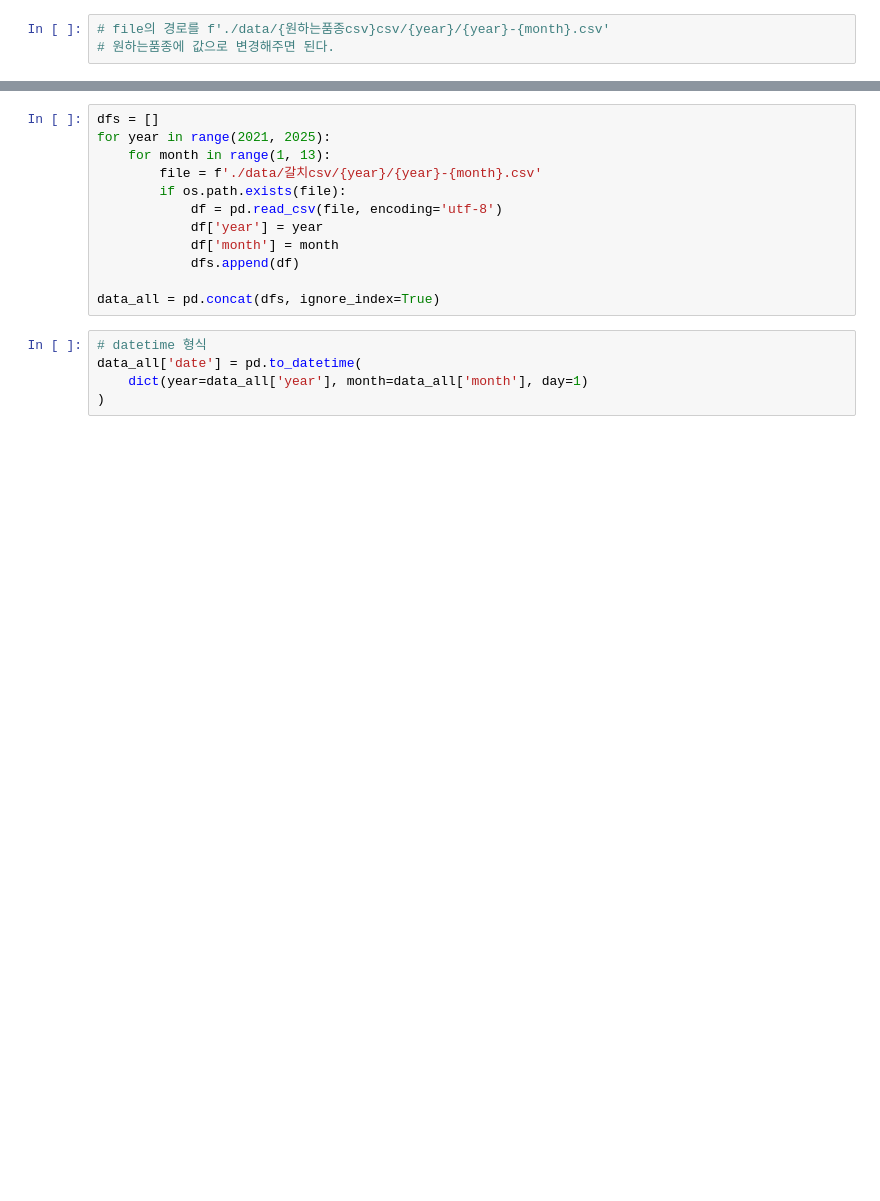
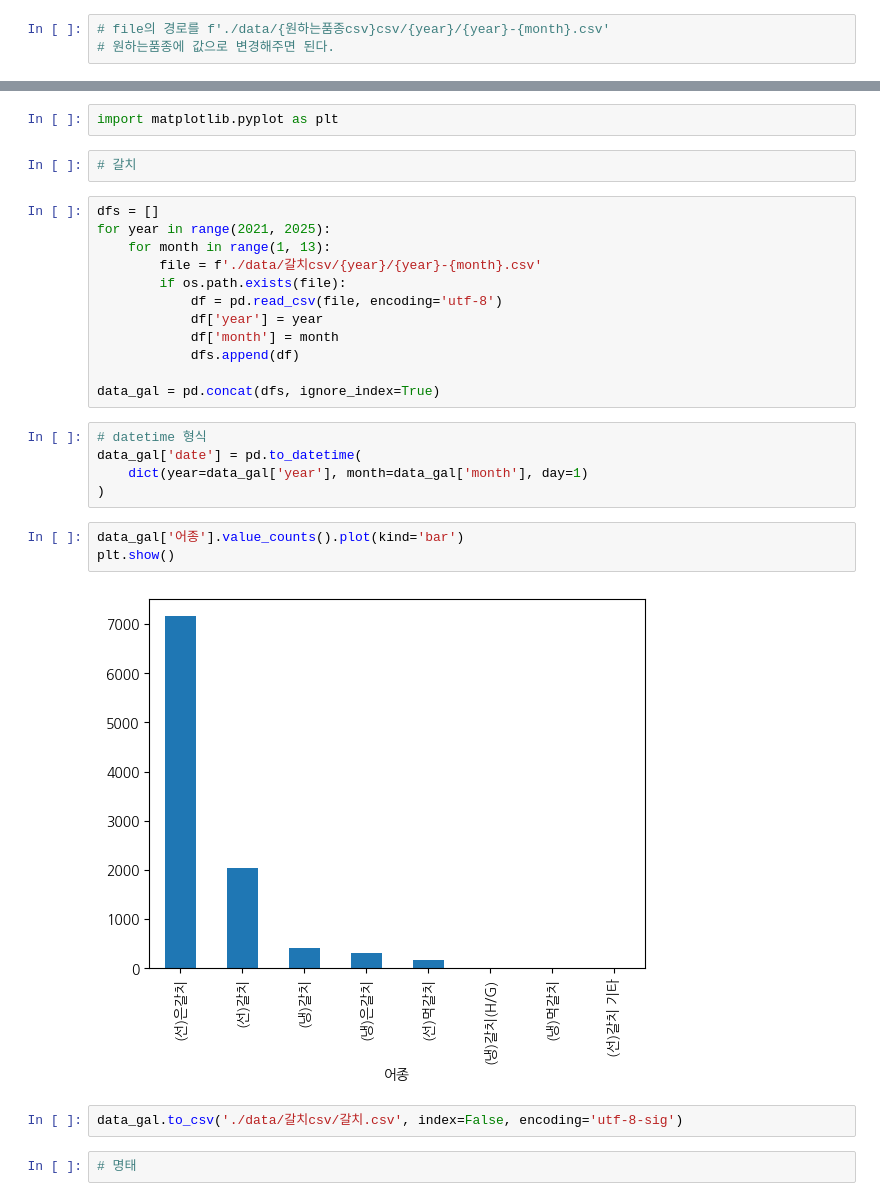
Before and after one commit to hogangzero/hogangzero-project, a Jupyter notebook: 기본데이터셋팅.ipynb, the cells around one changed output, grey strips where cells are left out. Cells and saved outputs as stored; diff of their text form; blank space fills up the shorter version.

```diff
--- a/기본데이터셋팅.ipynb
+++ b/기본데이터셋팅.ipynb
@@ -31,3 +49,7 @@ pip install pandas xlrd
+# %%
+import matplotlib.pyplot as plt
+# %%
+# 갈치
 # %%
 dfs = []
 for year in range(2021, 2025):
@@ -39,9 +61,18 @@ for year in range(2021, 2025):
             df['month'] = month
             dfs.append(df)
 
-data_all = pd.concat(dfs, ignore_index=True)
+data_gal = pd.concat(dfs, ignore_index=True)
 # %%
 # datetime 형식
-data_all['date'] = pd.to_datetime(
-    dict(year=data_all['year'], month=data_all['month'], day=1)
+data_gal['date'] = pd.to_datetime(
+    dict(year=data_gal['year'], month=data_gal['month'], day=1)
 )
+# %%
+data_gal['어종'].value_counts().plot(kind='bar')
+plt.show()
+# %% [output]
+[figure, added]
+# %%
+data_gal.to_csv('./data/갈치csv/갈치.csv', index=False, encoding='utf-8-sig')
+# %%
+# 명태
```
Also changed, not shown: parts of 41 cells of this notebook, 6 other files.
